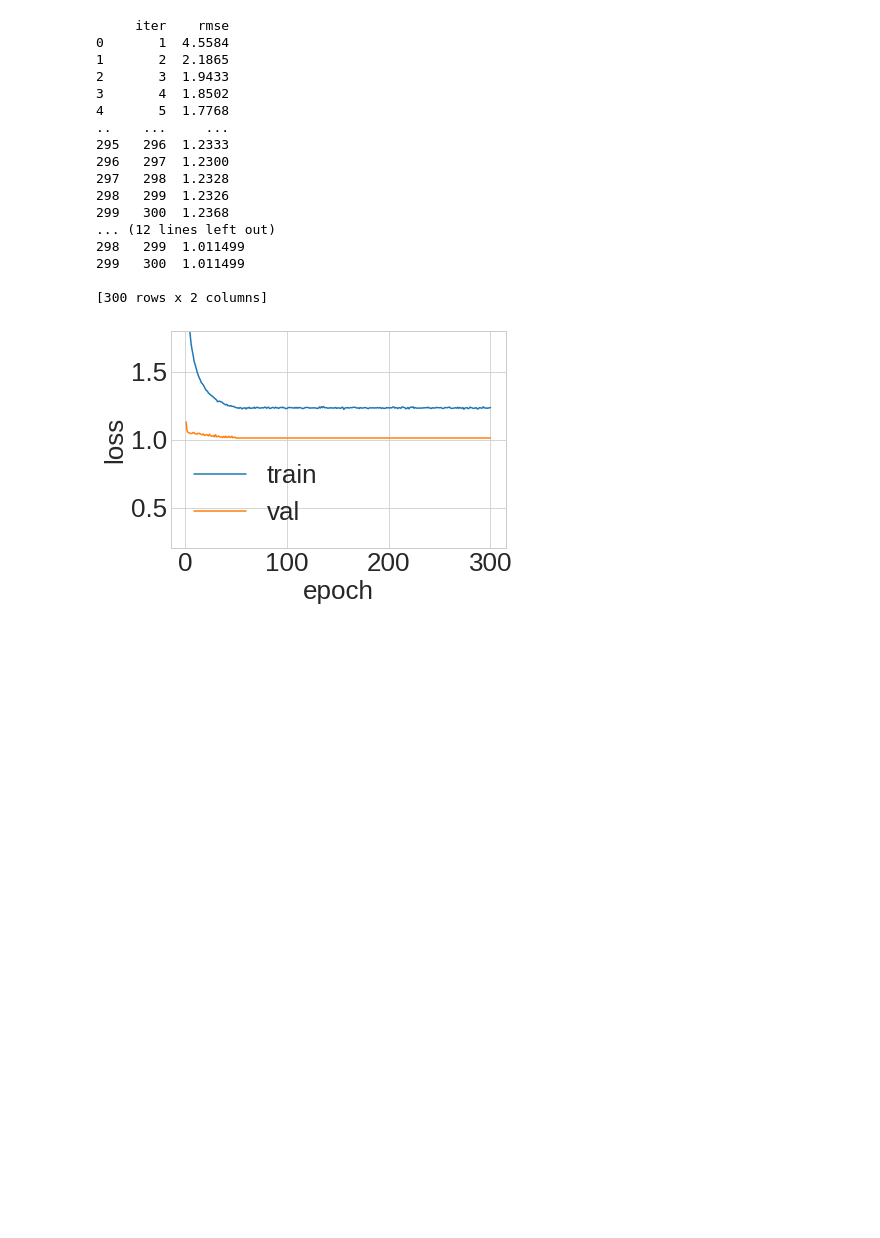
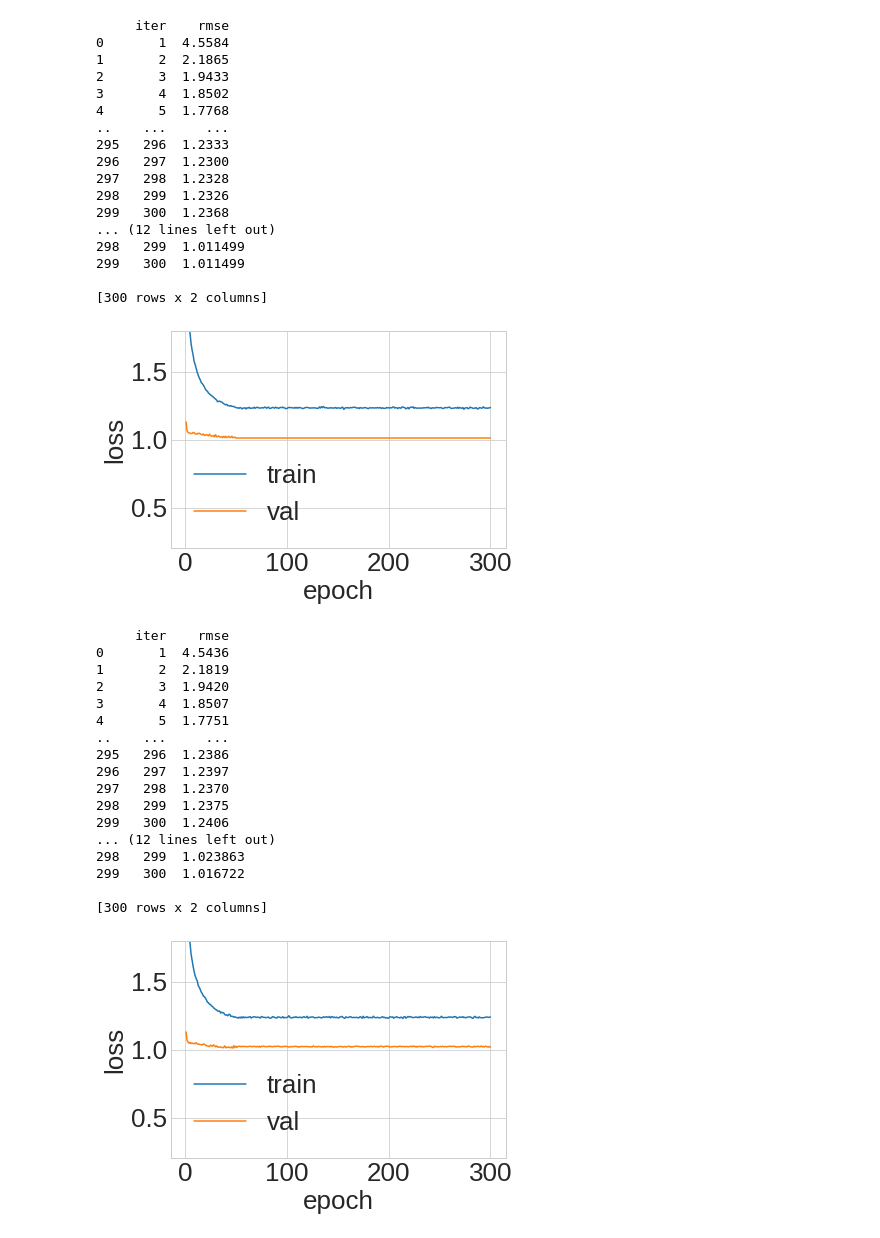
Before and after one commit to tobiasweede/rs-via-gnn, a Jupyter notebook: 03_igmc/igmc_training_visualization.ipynb, the cells around one changed output. Saved outputs shown, nothing was run; the diff lists cells and outputs as text; code cells hidden in the pictures; blank space fills up the shorter version.

```diff
--- a/03_igmc/igmc_training_visualization.ipynb
+++ b/03_igmc/igmc_training_visualization.ipynb
@@ -82,3 +77,25 @@ show_vis(name)
 
 [300 rows x 2 columns]
 [figure]
+# %%
+name='ml_100k_dynamic_testmode'
+show_vis(name)
+# %% [output]
+     iter    rmse
+0       1  4.5436
+1       2  2.1819
+2       3  1.9420
+3       4  1.8507
+4       5  1.7751
+..    ...     ...
+295   296  1.2386
+296   297  1.2397
+297   298  1.2370
+298   299  1.2375
+299   300  1.2406
+... (12 lines left out)
+298   299  1.023863
+299   300  1.016722
+
+[300 rows x 2 columns]
+[figure, added]
```
Also changed, not shown: parts of 2 cells of this notebook, 22 other files.
